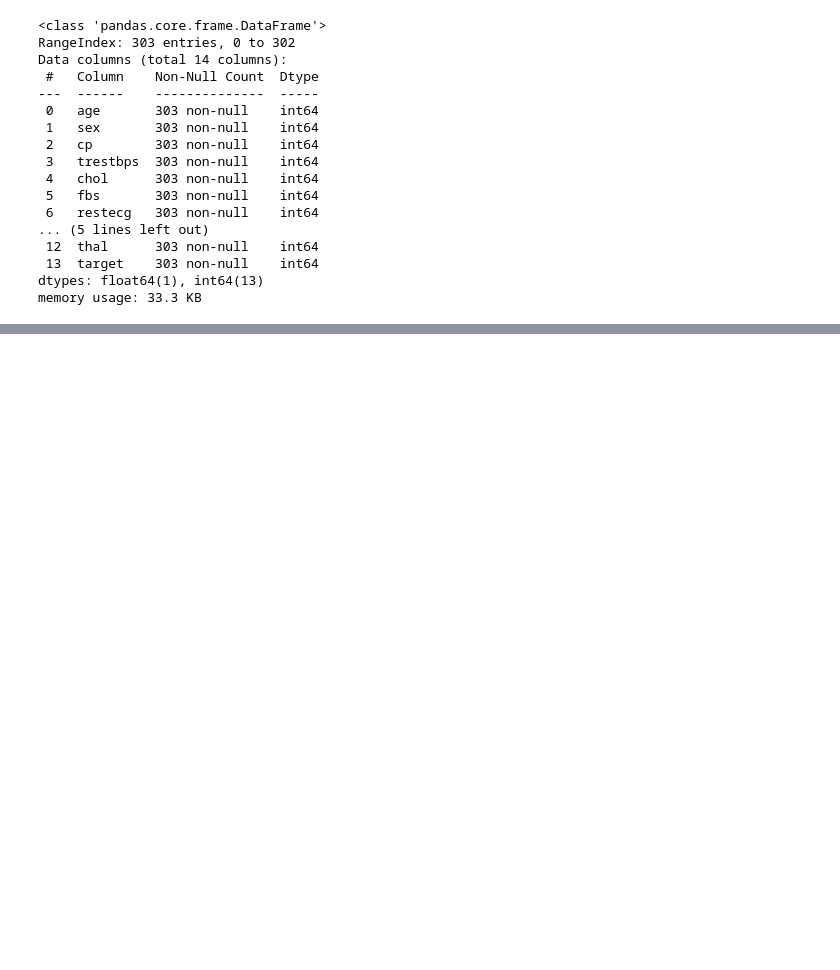
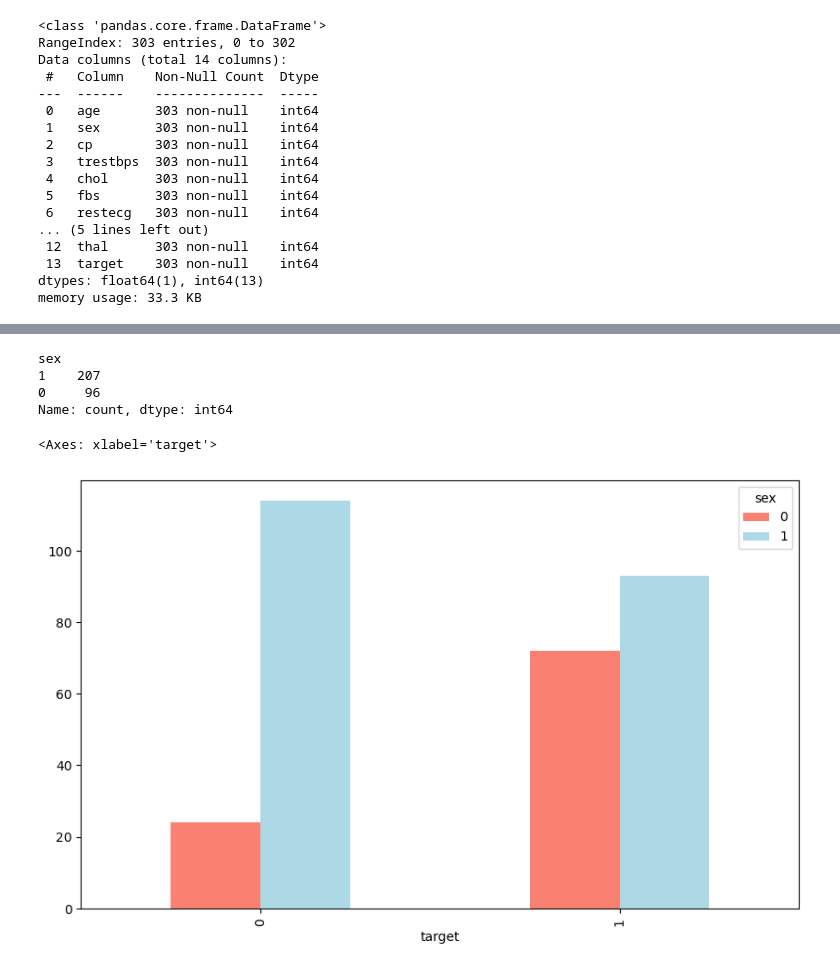
Before and after one commit to mrcruz117/heart-disease-prediction, a Jupyter notebook: heart-disease-classification.ipynb, the cells around one changed output, grey strips where cells are left out. Drawn from its saved outputs; the diff is of its cells as text; code cells hidden in the pictures; blank space fills up the shorter version.

Commit message:
compare sex/target columns

```diff
--- a/heart-disease-classification.ipynb
+++ b/heart-disease-classification.ipynb
@@ -142,3 +142,23 @@ df.describe()
 | 50% | 55.000000 | 1.000000 | 1.000000 | 130.000000 | 240.000000 | 0.000000 | 1.000000 | 153.000000 | 0.000000 | 0.800000 | 1.000000 | ... |
 | 75% | 61.000000 | 1.000000 | 2.000000 | 140.000000 | 274.500000 | 0.000000 | 1.000000 | 166.000000 | 1.000000 | 1.600000 | 2.000000 | ... |
 | max | 77.000000 | 1.000000 | 3.000000 | 200.000000 | 564.000000 | 1.000000 | 2.000000 | 202.000000 | 1.000000 | 6.200000 | 2.000000 | ... |
+# %%
+# hd freq by sex
+df["sex"].value_counts()
+# %% [output]
+sex
+1    207
+0     96
+Name: count, dtype: int64
+# %%
+# compare target with sex
+ct_sex_sample = pd.crosstab(df["target"], df["sex"])
+ct_sex_sample.plot(kind="bar", figsize=(10, 6), color=["salmon", "lightblue"])
+
+plt.title("Heart Disease Frequency by Sex")
+plt.xlabel("0 = No Disease, 1 = Disease")
+plt.ylabel("Amount")
+plt.legend(["Female","Male"])
+# %% [output]
+<Axes: xlabel='target'>
+[figure, added]
```
